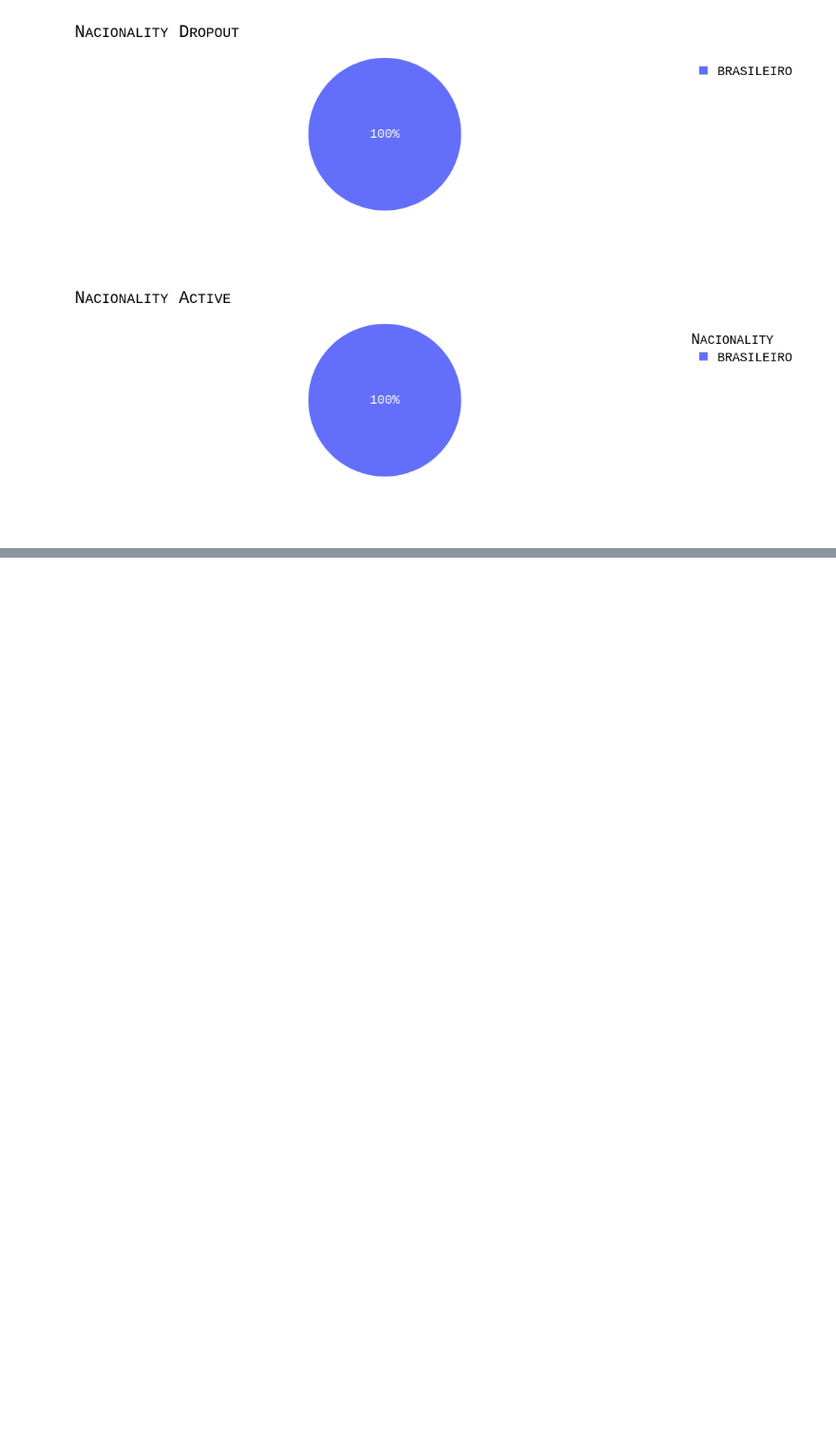
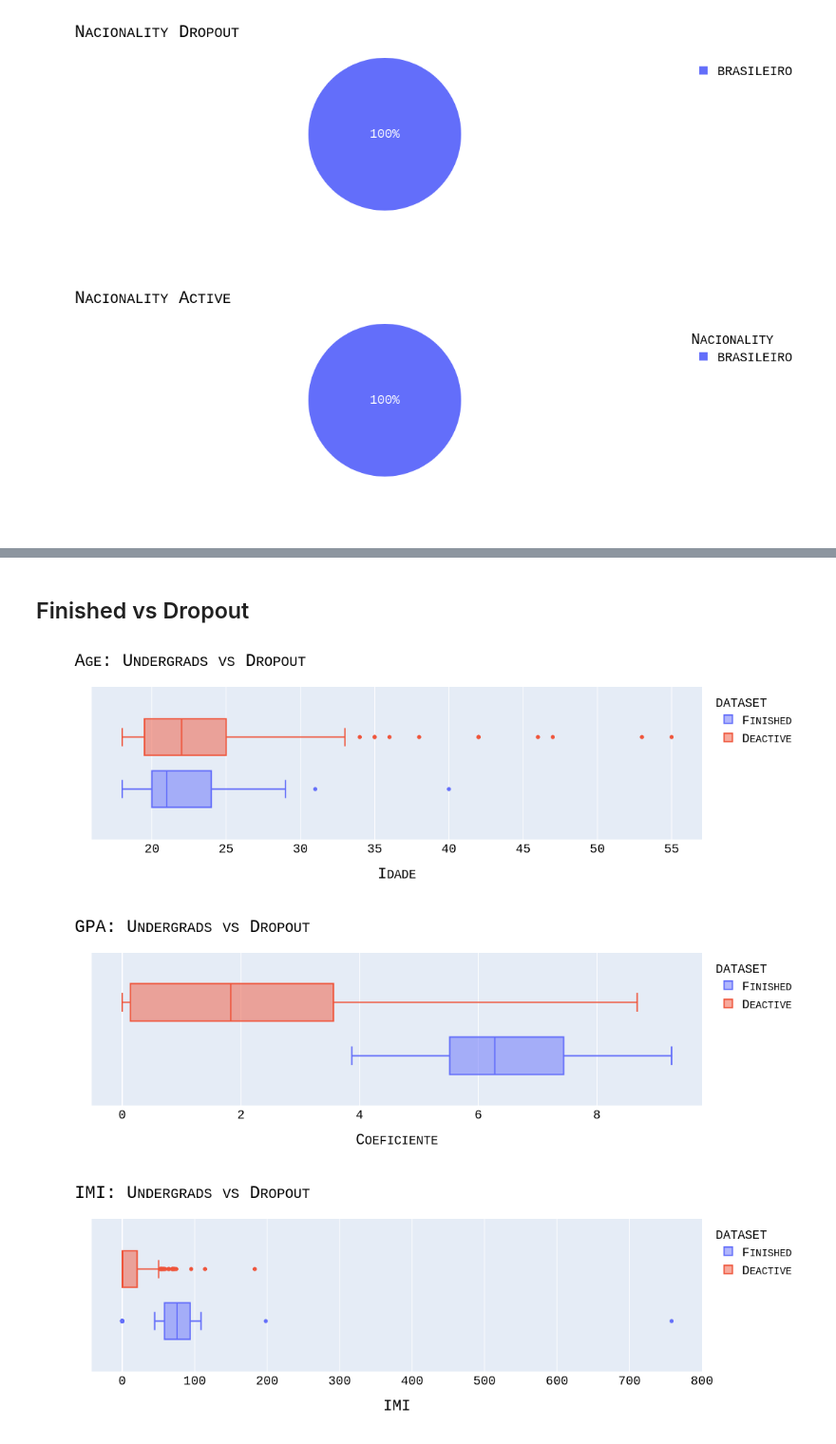
Before and after one commit to auserafim/ai-notebooks, a Jupyter notebook: evaded_college/evaded_college.ipynb, the cells around one changed output, grey strips where cells are left out. Shown at 95% size. Drawn from its saved outputs; the diff is of its cells as text; code cells hidden in the pictures; blank space fills up the shorter version.

```diff
--- a/evaded_college/evaded_college.ipynb
+++ b/evaded_college/evaded_college.ipynb
@@ -171,0 +139,14 @@ array(['Aragarcas', 'Paragominas', 'Barra Do Garcas  Mt',
+# %% [markdown]
+## Finished vs Dropout
+# %%
+x = pd.concat([
+        finished.assign(dataset="Finished"),
+        dropout.assign(dataset="Deactive")])
+
+px.box(x, x='Idade', color='dataset').update_layout(title={"text": "Age: Undergrads vs Dropout"}, font=my_font).show()
+px.box(x, x='Coeficiente', color='dataset').update_layout(title={"text": "GPA: Undergrads vs Dropout"}, font=my_font).show()
+px.box(x, x='IMI', color='dataset' ).update_layout(title={"text": "IMI: Undergrads vs Dropout"}, font=my_font).show()
+# %% [output]
+[figure, added]
+[figure, added]
+[figure, added]
```
Also changed, not shown: parts of 15 cells of this notebook.
